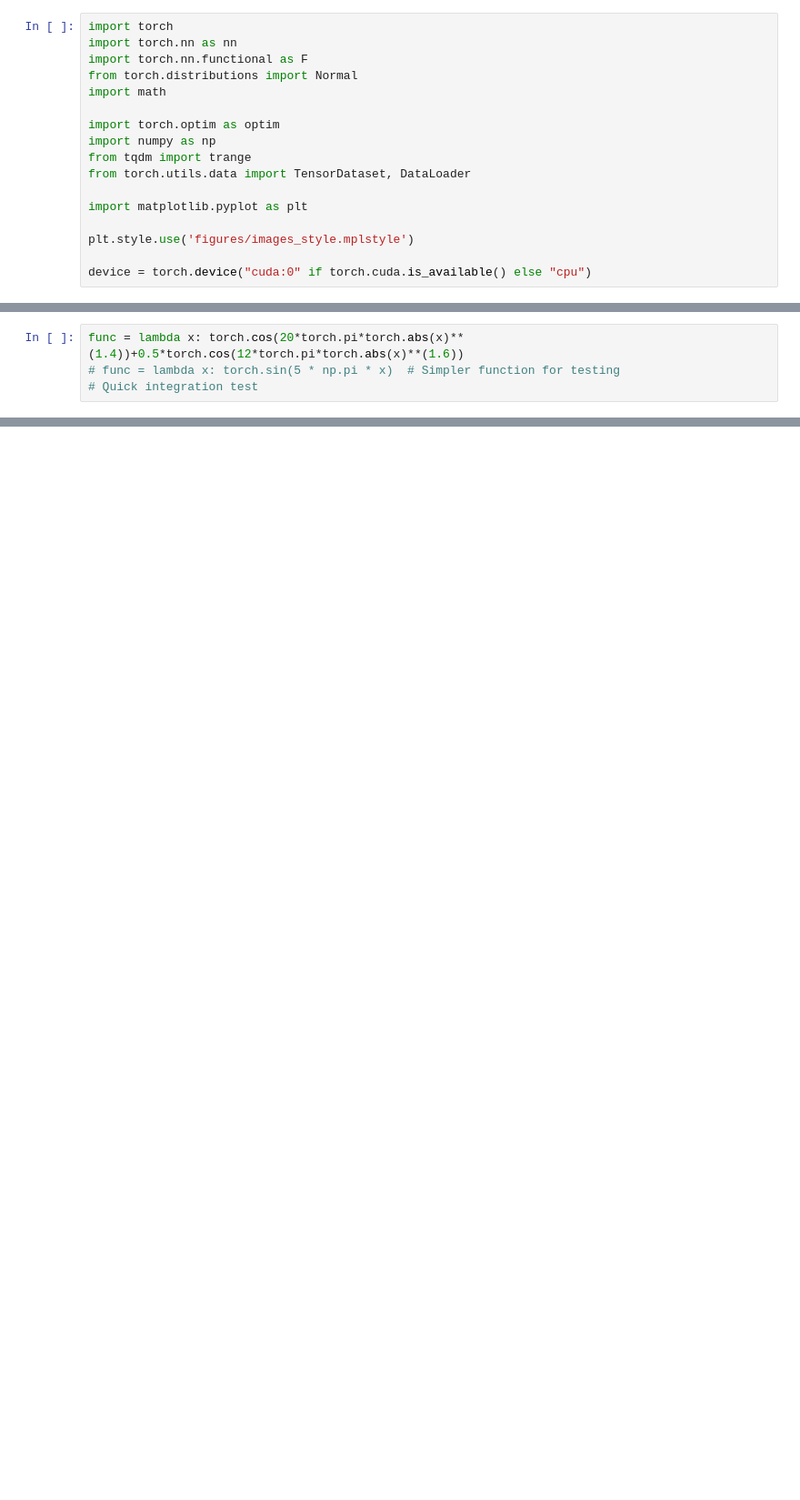
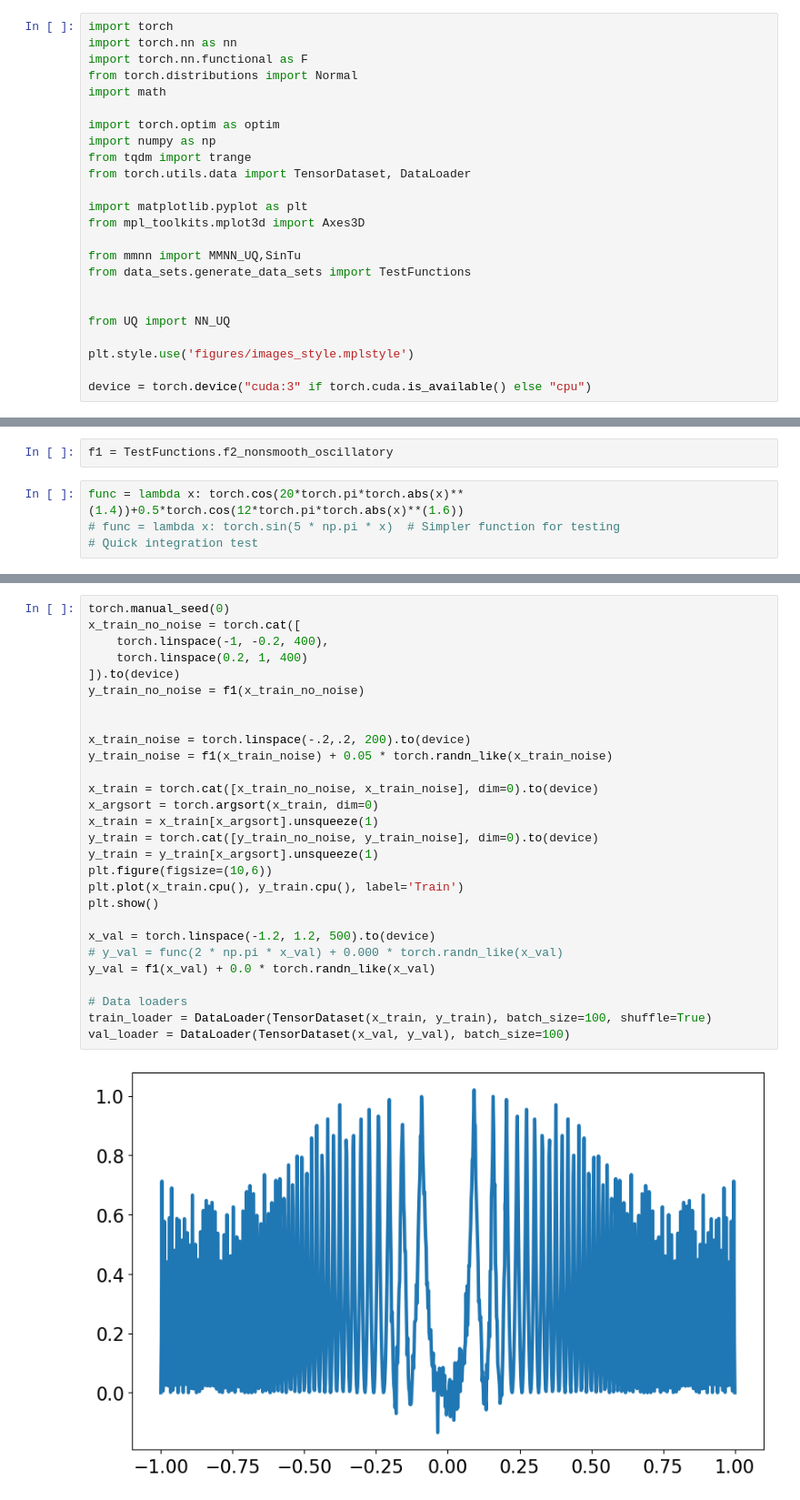
Before and after one commit to SebasGutHdz/MMNN, a Jupyter notebook: mmnn_bnn.ipynb, the cells around one changed output, grey strips where cells are left out. Shown at 91% size. Cells and saved outputs as stored; diff of their text form; blank space fills up the shorter version.

```diff
--- a/mmnn_bnn.ipynb
+++ b/mmnn_bnn.ipynb
@@ -11,7 +11,14 @@ from tqdm import trange
 from torch.utils.data import TensorDataset, DataLoader
 
 import matplotlib.pyplot as plt
+from mpl_toolkits.mplot3d import Axes3D
+
+from mmnn import MMNN_UQ,SinTu
+from data_sets.generate_data_sets import TestFunctions
+
+
+from UQ import NN_UQ
 
 plt.style.use('figures/images_style.mplstyle')
 
-device = torch.device("cuda:0" if torch.cuda.is_available() else "cpu")
+device = torch.device("cuda:3" if torch.cuda.is_available() else "cpu")
@@ -18,3 +29,5 @@ device = torch.device("cuda:0" if torch.cuda.is_available() else "cpu")
+# %%
+f1 = TestFunctions.f2_nonsmooth_oscillatory
 # %%
 func = lambda x: torch.cos(20*torch.pi*torch.abs(x)**(1.4))+0.5*torch.cos(12*torch.pi*torch.abs(x)**(1.6))
 # func = lambda x: torch.sin(5 * np.pi * x)  # Simpler function for testing
@@ -30,0 +35,30 @@ class SinTu(nn.Module):
+# %%
+torch.manual_seed(0)
+x_train_no_noise = torch.cat([
+    torch.linspace(-1, -0.2, 400),
+    torch.linspace(0.2, 1, 400)
+]).to(device)
+y_train_no_noise = f1(x_train_no_noise)
+
+
+x_train_noise = torch.linspace(-.2,.2, 200).to(device)
+y_train_noise = f1(x_train_noise) + 0.05 * torch.randn_like(x_train_noise)
+
+x_train = torch.cat([x_train_no_noise, x_train_noise], dim=0).to(device)
+x_argsort = torch.argsort(x_train, dim=0)
+x_train = x_train[x_argsort].unsqueeze(1)
+y_train = torch.cat([y_train_no_noise, y_train_noise], dim=0).to(device)
+y_train = y_train[x_argsort].unsqueeze(1)
+plt.figure(figsize=(10,6))
+plt.plot(x_train.cpu(), y_train.cpu(), label='Train')
+plt.show()
+
+x_val = torch.linspace(-1.2, 1.2, 500).to(device)
+# y_val = func(2 * np.pi * x_val) + 0.000 * torch.randn_like(x_val)
+y_val = f1(x_val) + 0.0 * torch.randn_like(x_val)
+
+# Data loaders
+train_loader = DataLoader(TensorDataset(x_train, y_train), batch_size=100, shuffle=True)
+val_loader = DataLoader(TensorDataset(x_val, y_val), batch_size=100)
+# %% [output]
+[figure, added]
```
Also changed, not shown: parts of 13 cells of this notebook, 5 other files.
